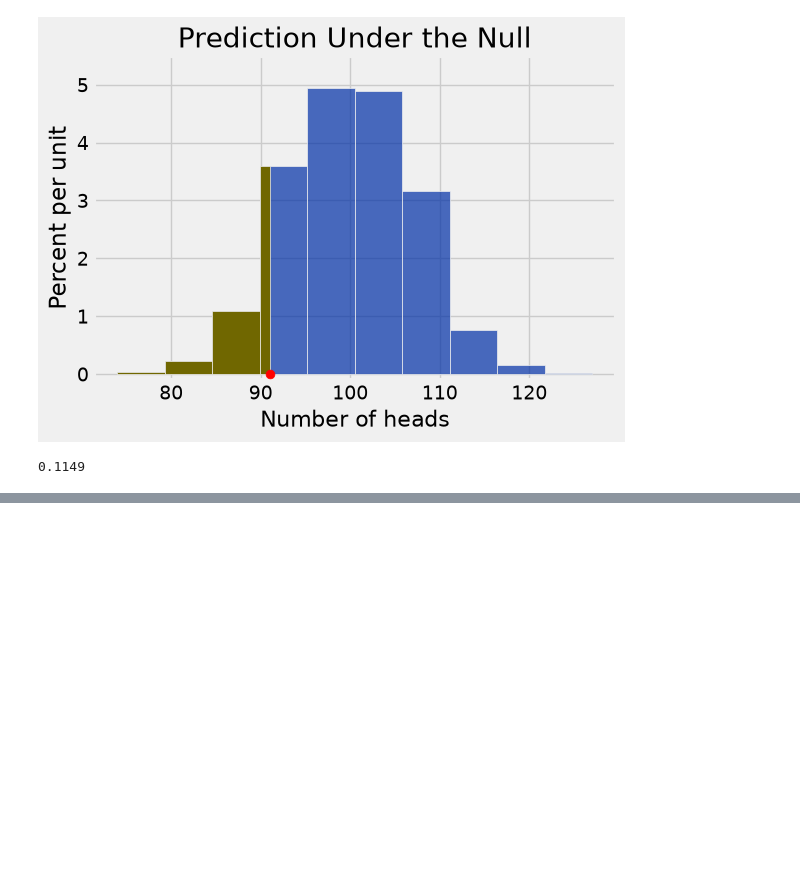
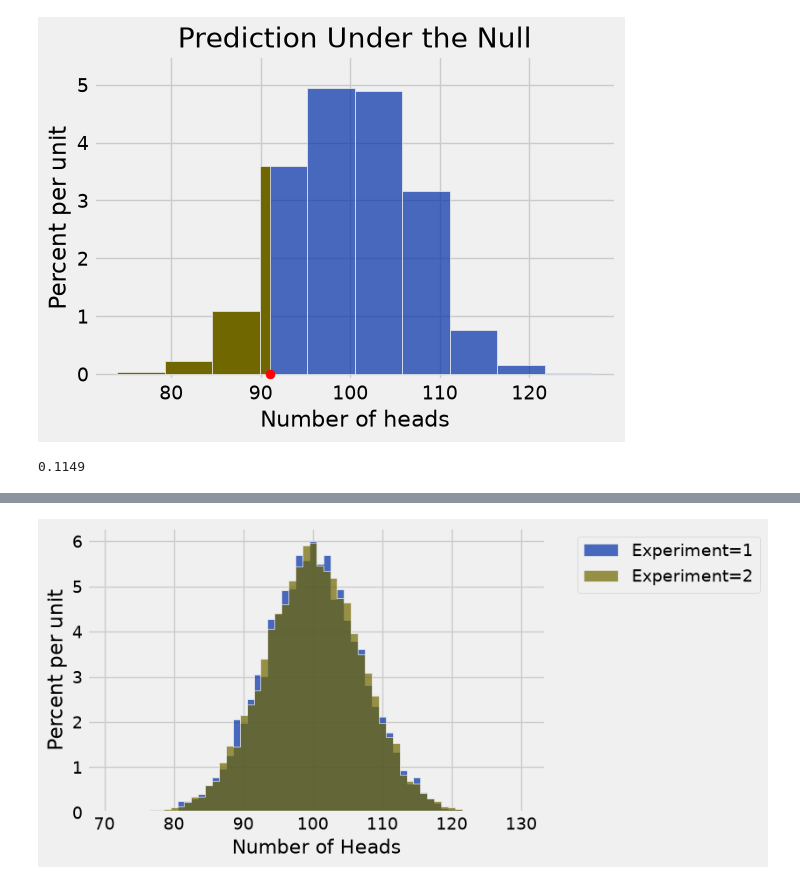
Before and after one commit to lawtonsclass/f26-code-from-class, a Jupyter notebook: data8/ch12.ipynb, the cells around one changed output, grey strips where cells are left out. Saved outputs shown, nothing was run; the diff lists cells and outputs as text; code cells hidden in the pictures; blank space fills up the shorter version.

```diff
--- a/data8/ch12.ipynb
+++ b/data8/ch12.ipynb
@@ -248,0 +291,12 @@ np.count_nonzero(counts <= 91) / len(counts)
+# %%
+# A large number of simulations provides a good estimate of the
+# theoretical distribution of the test statistic under the null hypothesis
+num_sims = 10000 # let's try 100, 1000, and 10000
+counts_1 = run_test(num_sims, 200)
+counts_2 = run_test(num_sims, 200)
+t = Table().with_columns(
+    'Experiment', [1] * num_sims + [2] * num_sims,
+    'Number of Heads', np.append(counts_1, counts_2))
+t.hist(1, group='Experiment', bins=np.arange(70.5, 131, 1))
+# %% [output]
+[figure, added]
```
Also changed, not shown: parts of 12 cells of this notebook.
